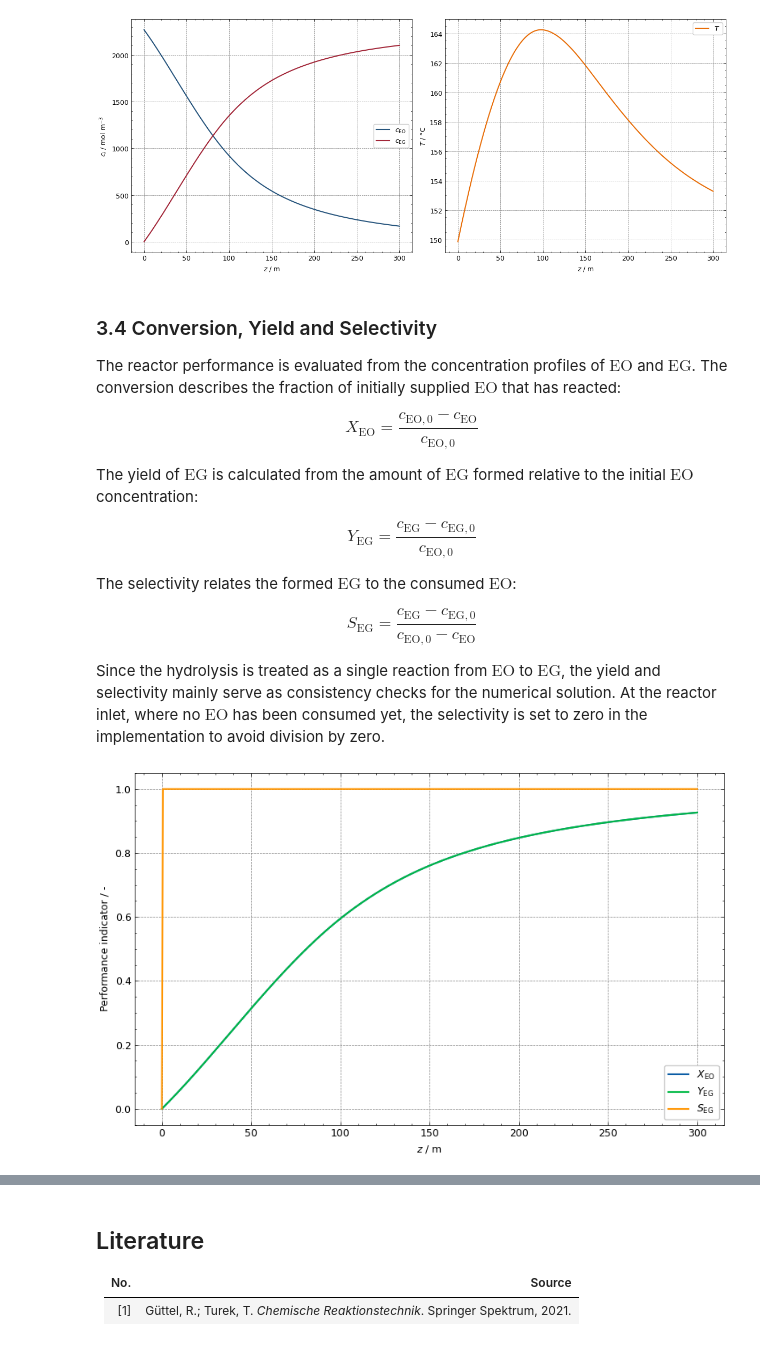
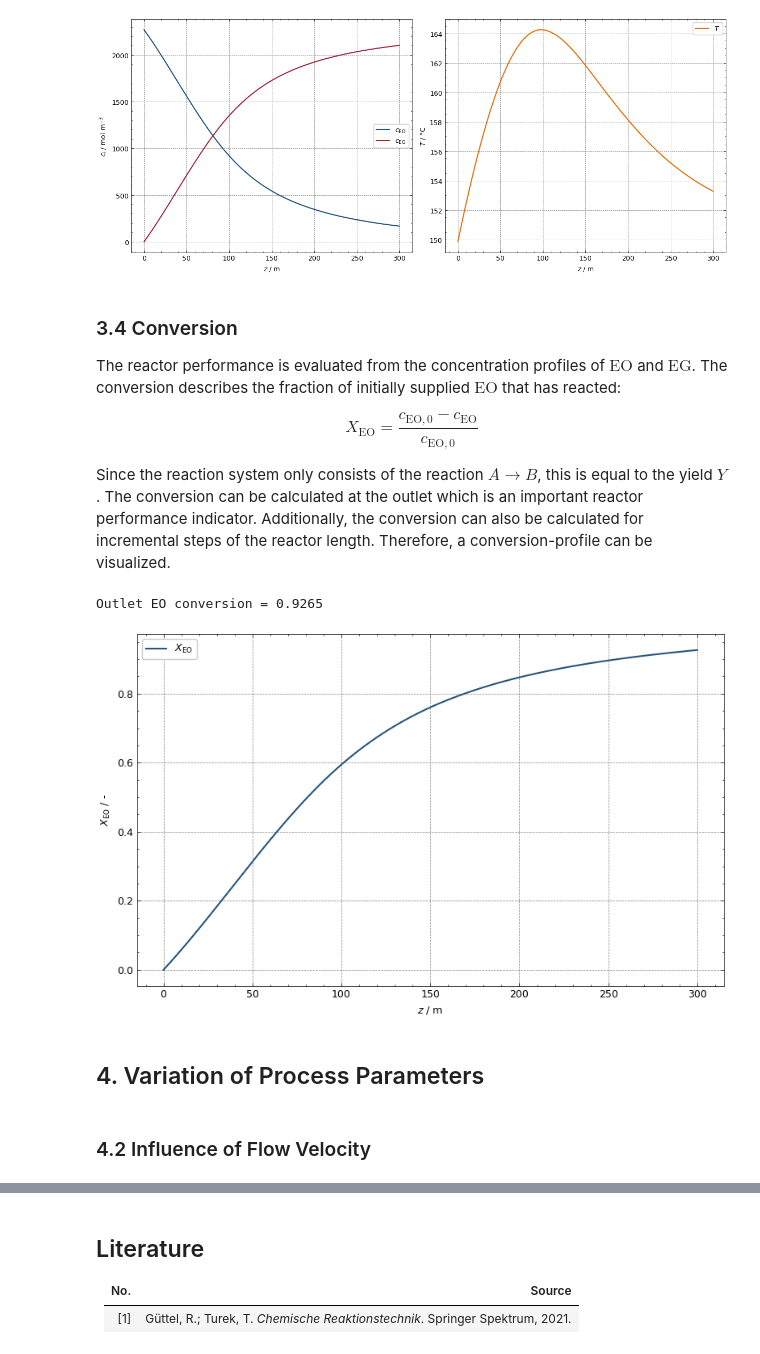
Before and after one commit to JulianStierstorfer/CRE3-Assignment-3, a Jupyter notebook: Assignment 3 Group 4.ipynb, the cells around one changed output, grey strips where cells are left out. Cells and saved outputs as stored; diff of their text form; code cells hidden in the pictures.

```diff
--- a/Assignment 3 Group 4.ipynb
+++ b/Assignment 3 Group 4.ipynb
@@ -459,7 +521,7 @@ plt.show()
 # %% [output]
 [figure]
 # %% [markdown]
-### 3.4 Conversion, Yield and Selectivity
+### 3.4 Conversion
 
 The reactor performance is evaluated from the concentration profiles of $\mathrm{EO}$ and $\mathrm{EG}$.
 The conversion describes the fraction of initially supplied $\mathrm{EO}$ that has reacted:
@@ -470,85 +532,53 @@ X_{\mathrm{EO}} =
 \tag{20}
 \end{equation}
 
-The yield of $\mathrm{EG}$ is calculated from the amount of $\mathrm{EG}$ formed relative to the initial $\mathrm{EO}$ concentration:
-
-\begin{equation}
-Y_{\mathrm{EG}} =
-\frac{c_{\mathrm{EG}} - c_{\mathrm{EG},0}}{c_{\mathrm{EO},0}}
-\tag{21}
-\end{equation}
-
-The selectivity relates the formed $\mathrm{EG}$ to the consumed $\mathrm{EO}$:
-
-\begin{equation}
-S_{\mathrm{EG}} =
-\frac{c_{\mathrm{EG}} - c_{\mathrm{EG},0}}
-{c_{\mathrm{EO},0} - c_{\mathrm{EO}}}
-\tag{22}
-\end{equation}
-
-Since the hydrolysis is treated as a single reaction from $\mathrm{EO}$ to $\mathrm{EG}$, the yield and selectivity mainly serve as consistency checks for the numerical solution.
-At the reactor inlet, where no $\mathrm{EO}$ has been consumed yet, the selectivity is set to zero in the implementation to avoid division by zero.
+Since the reaction system only consists of the reaction $A \rightarrow B$, this is equal to the yield $Y$. The conversion can be calculated at the outlet which is an important reactor performance indicator. Additionally, the conversion can also be calculated for incremental steps of the reactor length. Therefore, a conversion-profile can be visualized.
 # %%
-def calculate_performance(c_EO, c_EG, c_EO_0=c_EO_in, c_EG_0=c_EG_in):
+def calculate_conversion(c_EO, c_EO_0=c_EO_in):
     """
-    Calculate conversion, yield and selectivity for EO hydrolysis.
+    Calculate EO conversion along the PFTR.
 
     Parameters
     ----------
     c_EO : float or array-like
         EO concentration, mol m^-3
-    c_EG : float or array-like
-        EG concentration, mol m^-3
     c_EO_0 : float
         Initial EO concentration, mol m^-3
-    c_EG_0 : float
-        Initial EG concentration, mol m^-3
 
     Returns
     -------
     X_EO : float or array-like
         EO conversion, -
-    Y_EG : float or array-like
-        EG yield based on initial EO concentration, -
-    S_EG : float or array-like
-        EG selectivity based on consumed EO, -
     """
     c_EO = np.asarray(c_EO)
-    c_EG = np.asarray(c_EG)
 
-    EO_consumed = c_EO_0 - c_EO              # consumed EO concentration, mol m^-3
-    EG_formed = c_EG - c_EG_0                # formed EG concentration, mol m^-3
+    X_EO = (c_EO_0 - c_EO) / c_EO_0         # EO conversion, -
 
-    X_EO = EO_consumed / c_EO_0              # EO conversion, -
-    Y_EG = EG_formed / c_EO_0                # EG yield, -
-
-    S_EG = np.divide(
-        EG_formed,
-        EO_consumed,
-        out=np.zeros_like(EG_formed, dtype=float),
-        where=EO_consumed != 0
-    )                                        # EG selectivity, -
-
-    return X_EO, Y_EG, S_EG
+    return X_EO
 # %%
-# Calculate performance profiles
+X_EO = calculate_conversion(c_EO)
 
-X_EO, Y_EG, S_EG = calculate_performance(c_EO, c_EG)
+X_EO_out = calculate_conversion(c_EO[-1])
 
-# Plot conversion, yield and selectivity profiles
+print(f"Outlet EO conversion = {X_EO_out:.4f}")
+
+# Plot conversion profile
 
 plt.figure(figsize=(8, 5))
 
-plt.plot(z, X_EO, label=r"$X_{\mathrm{EO}}$")
-plt.plot(z, Y_EG, label=r"$Y_{\mathrm{EG}}$")
-plt.plot(z, S_EG, label=r"$S_{\mathrm{EG}}$")
+plt.plot(z, X_EO, label=r"$X_{\mathrm{EO}}$", color=ICIWcolors.CERULEAN)
 
 plt.xlabel(r"$z$ / m")
-plt.ylabel(r"Performance indicator / -")
+plt.ylabel(r"$X_{\mathrm{EO}}$ / -")
 plt.legend()
 
 plt.tight_layout()
 plt.show()
 # %% [output]
+Outlet EO conversion = 0.9265
-[figure, old version]
+[figure, new version]
+# %% [markdown]
+
+## 4. Variation of Process Parameters
+# %% [markdown]
+### 4.2 Influence of Flow Velocity
```
Also changed, not shown: parts of 14 cells of this notebook.
